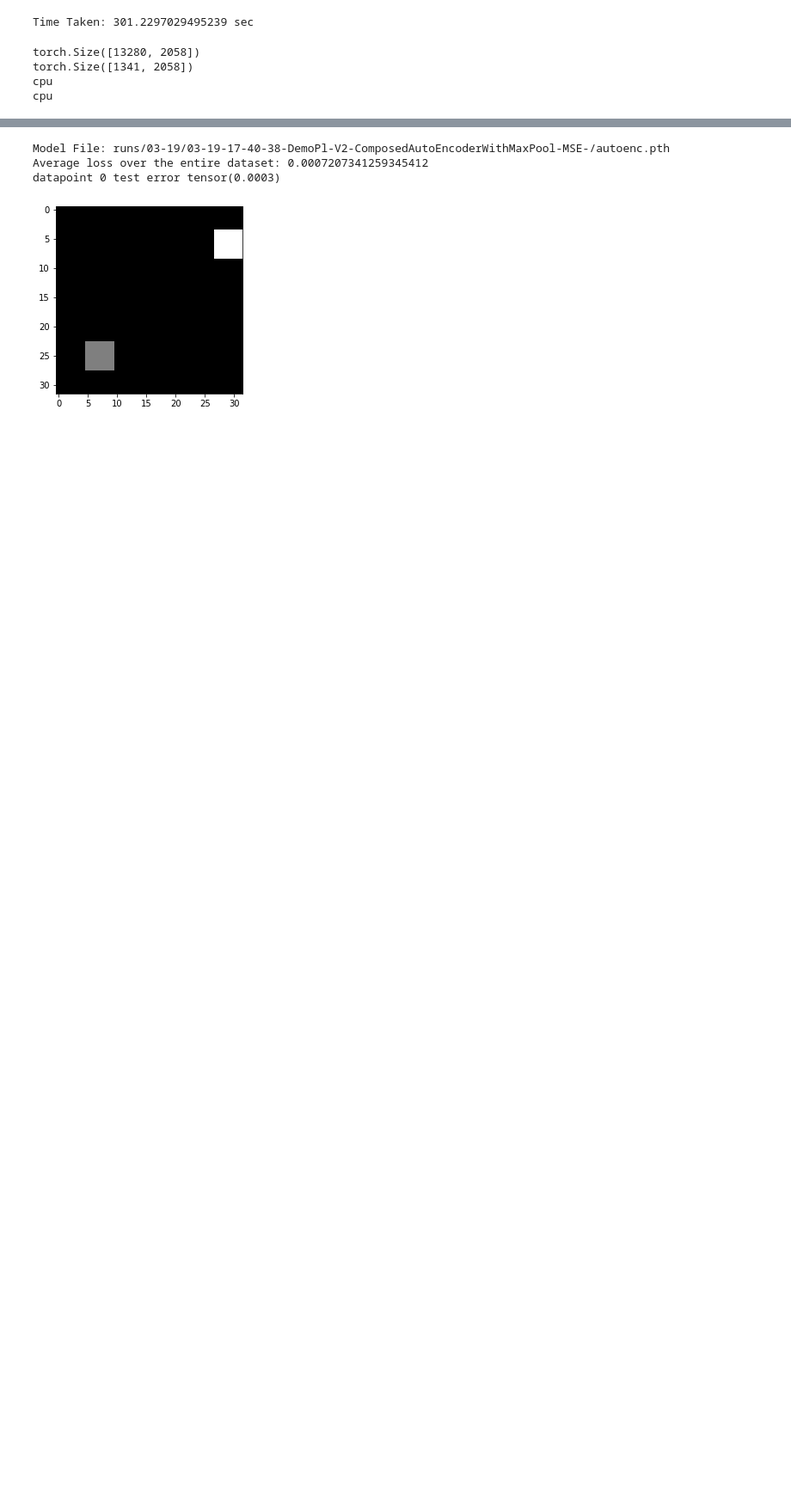
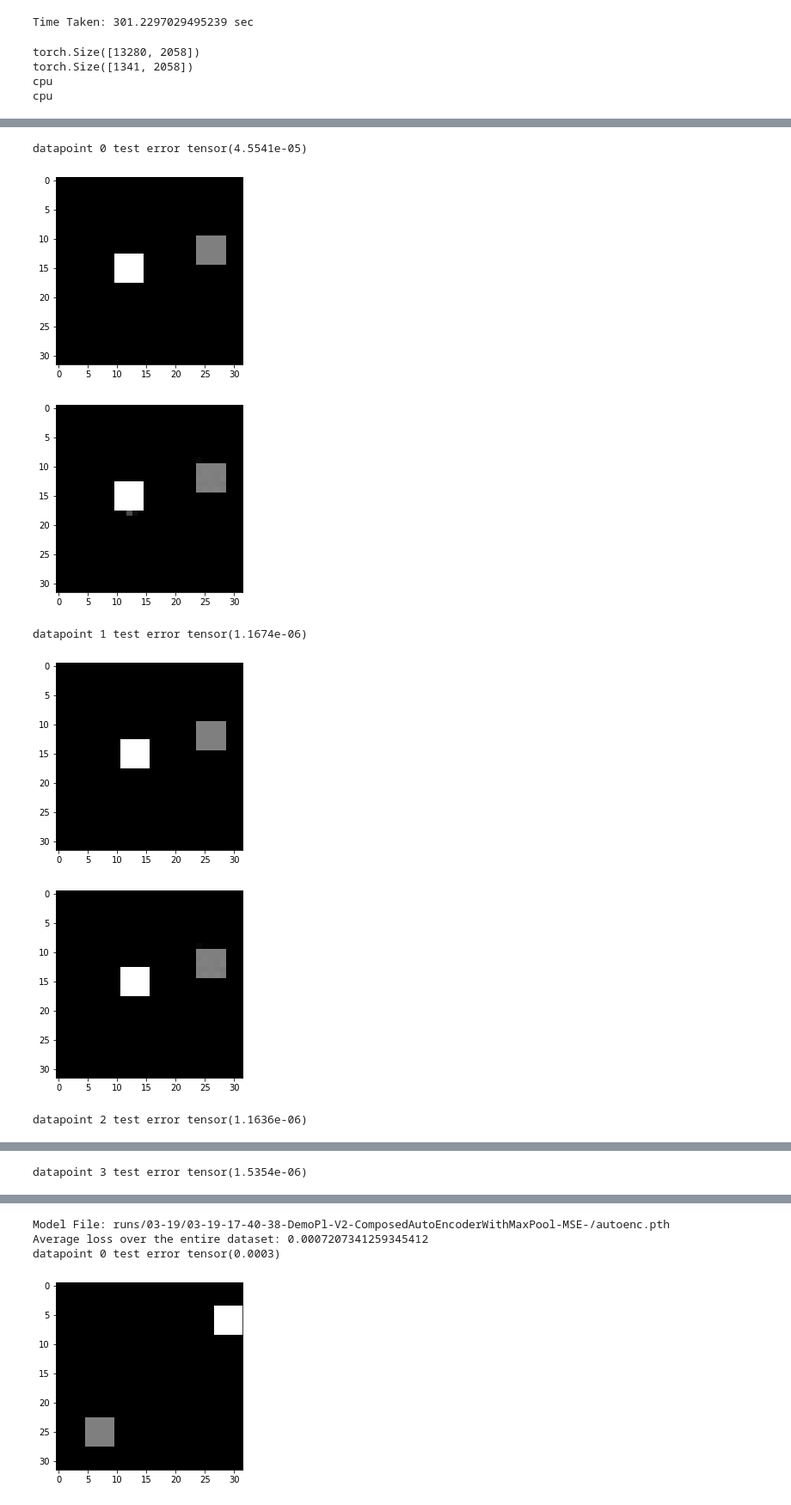
Before and after one commit to PradeepKadubandi/DemoPlanner, a Jupyter notebook: driver.ipynb, the cells around one changed output, grey strips where cells are left out. Shown: that part at 86% size. Drawn from its saved outputs; the diff is of its cells as text; code cells hidden in the pictures; blank space fills up the shorter version.

```diff
--- a/driver.ipynb
+++ b/driver.ipynb
@@ -205,0 +216,11 @@ datapoint 4 test error tensor(0.0035)
+# %%
+show_test_samples(test_data_float, map_netname_net,
+                  rootdir='runs/03-24/03-24-13-35-43-DemoPl-V2-ComposedAutoEncoderWithMaxPool-SmoothL1-')
+# %% [output]
+datapoint 0 test error tensor(4.5541e-05)
+[figure, added]
+[figure, added]
+datapoint 1 test error tensor(1.1674e-06)
+[figure, added]
+[figure, added]
+datapoint 2 test error tensor(1.1636e-06)
@@ -205,0 +229 @@ datapoint 4 test error tensor(0.0035)
+datapoint 3 test error tensor(1.5354e-06)
```
Also changed, not shown: parts of 17 cells of this notebook.
